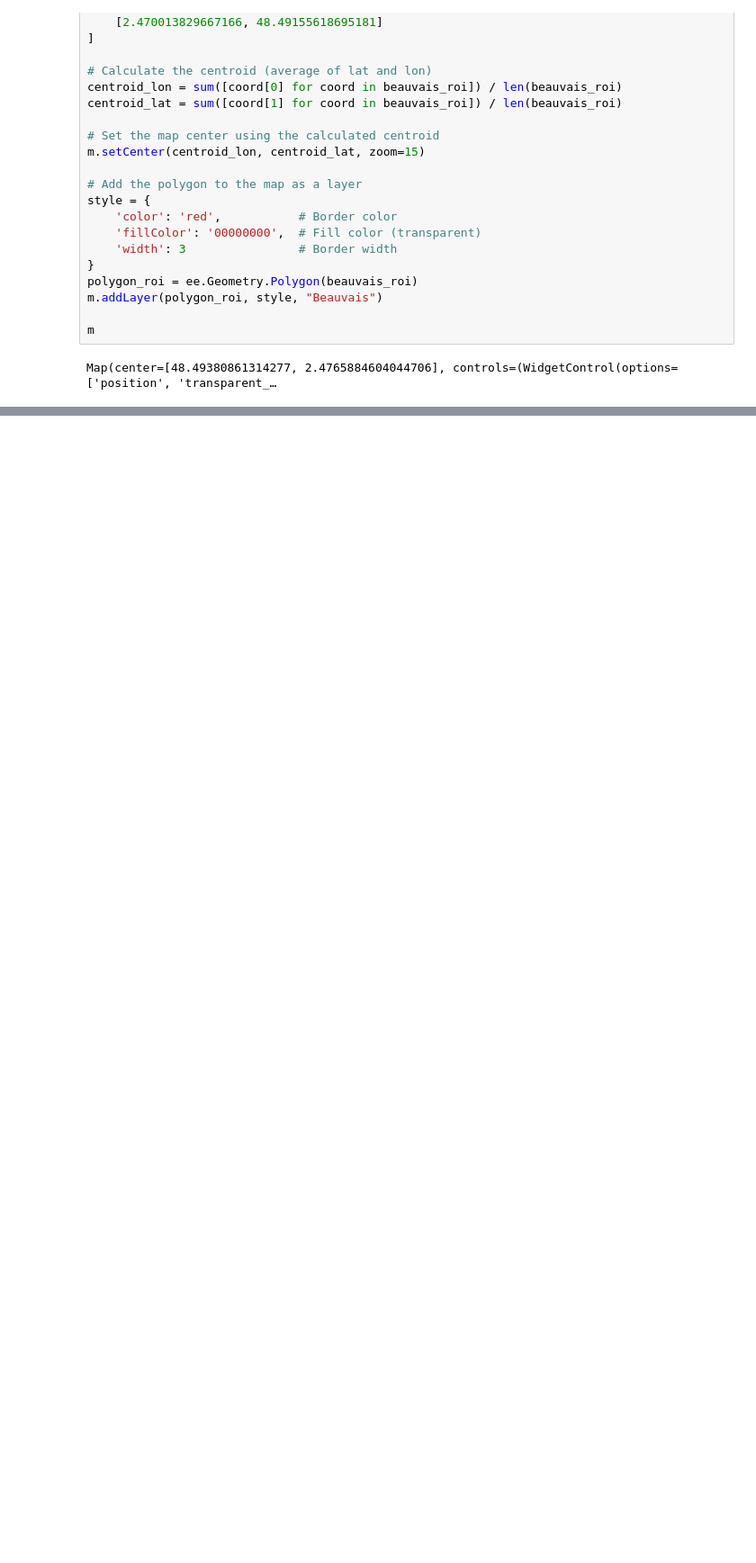
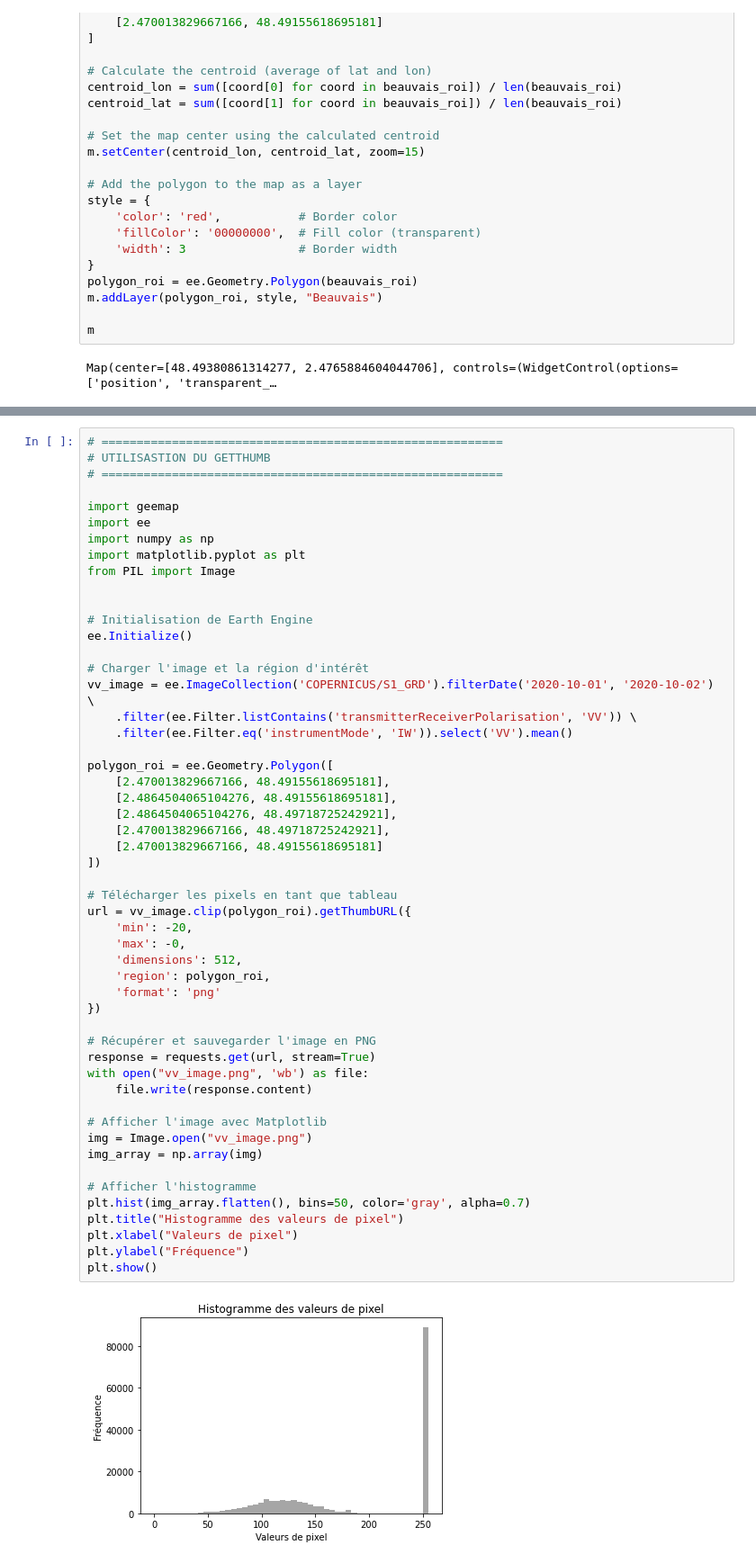
Before and after one commit to MathysVinatier/PMI_detection_TillageLabour, a Jupyter notebook: Datasets/Sentinel1_gee.ipynb, the cells around one changed output, grey strips where cells are left out. Shown: that part at 90% size. Saved outputs shown, nothing was run; the diff lists cells and outputs as text; blank space fills up the shorter version.

```diff
--- a/Datasets/Sentinel1_gee.ipynb
+++ b/Datasets/Sentinel1_gee.ipynb
@@ -293,0 +280,54 @@ array([[[-8.79026003]]])
+# %%
+# =========================================================
+# UTILISASTION DU GETTHUMB
+# =========================================================
+
+import geemap
+import ee
+import numpy as np
+import matplotlib.pyplot as plt
+from PIL import Image
+
+
+# Initialisation de Earth Engine
+ee.Initialize()
+
+# Charger l'image et la région d'intérêt
+vv_image = ee.ImageCollection('COPERNICUS/S1_GRD').filterDate('2020-10-01', '2020-10-02') \
+    .filter(ee.Filter.listContains('transmitterReceiverPolarisation', 'VV')) \
+    .filter(ee.Filter.eq('instrumentMode', 'IW')).select('VV').mean()
+
+polygon_roi = ee.Geometry.Polygon([
+    [2.470013829667166, 48.49155618695181],
+    [2.4864504065104276, 48.49155618695181],
+    [2.4864504065104276, 48.49718725242921],
+    [2.470013829667166, 48.49718725242921],
+    [2.470013829667166, 48.49155618695181]
+])
+
+# Télécharger les pixels en tant que tableau
+url = vv_image.clip(polygon_roi).getThumbURL({
+    'min': -20,
+    'max': -0,
+    'dimensions': 512,
+    'region': polygon_roi,
+    'format': 'png'
+})
+
+# Récupérer et sauvegarder l'image en PNG
+response = requests.get(url, stream=True)
+with open("vv_image.png", 'wb') as file:
+    file.write(response.content)
+
+# Afficher l'image avec Matplotlib
+img = Image.open("vv_image.png")
+img_array = np.array(img)
+
+# Afficher l'histogramme
+plt.hist(img_array.flatten(), bins=50, color='gray', alpha=0.7)
+plt.title("Histogramme des valeurs de pixel")
+plt.xlabel("Valeurs de pixel")
+plt.ylabel("Fréquence")
+plt.show()
+# %% [output]
+[figure, added]
```
Also changed, not shown: parts of 7 cells of this notebook, 3 other files.
